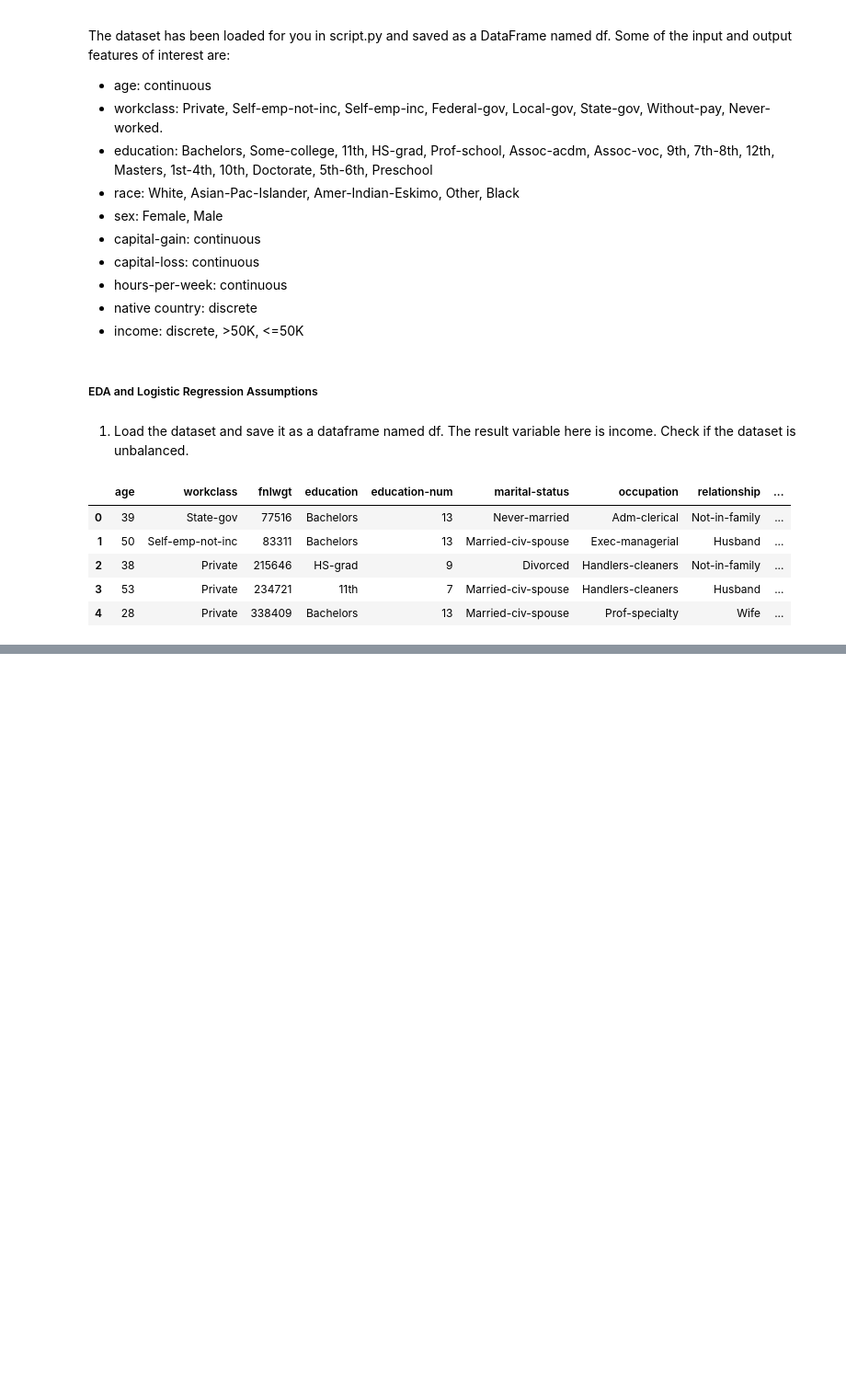
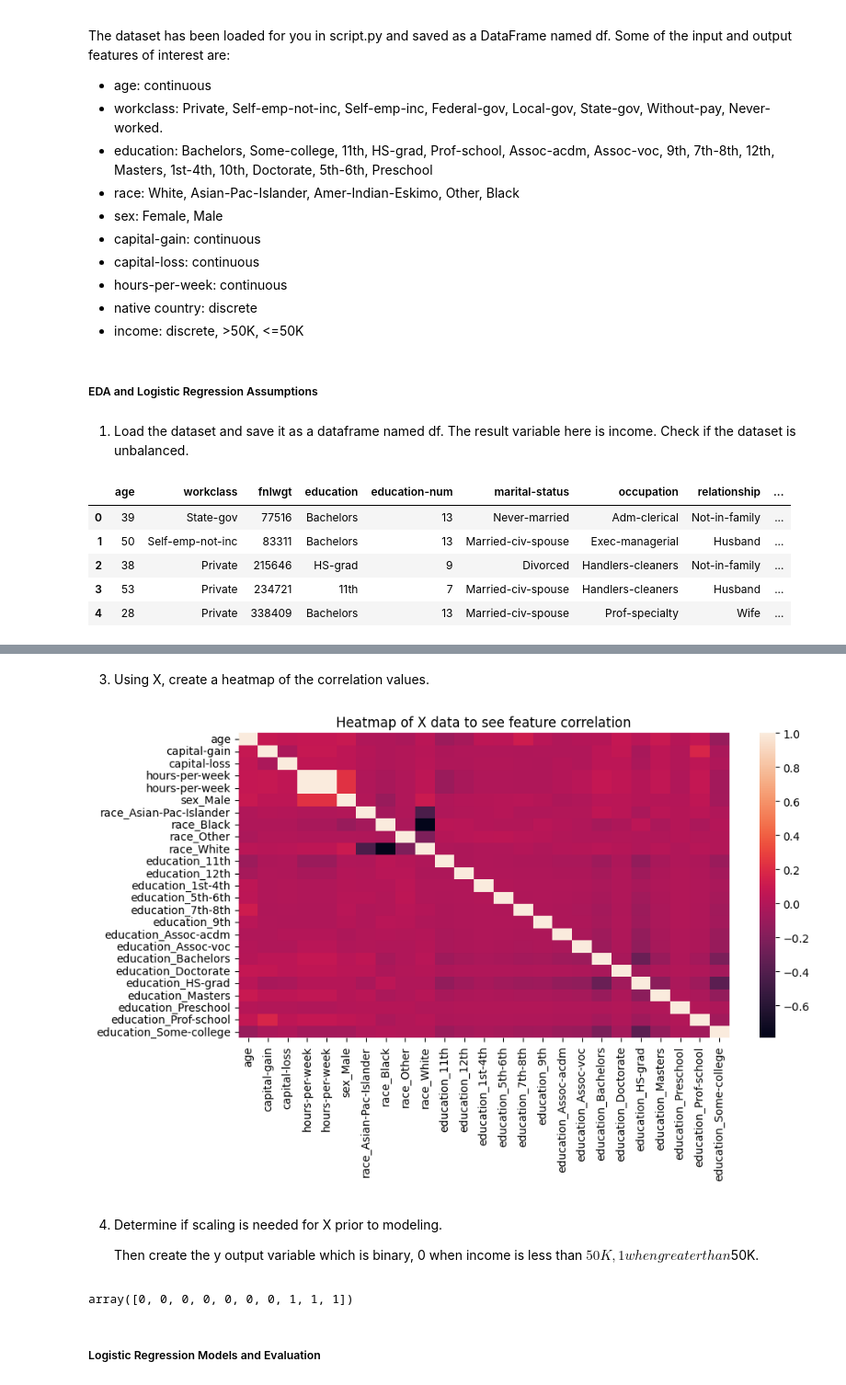
Before and after one commit to maylonleoncio/Codecademy-Projects, a Jupyter notebook: Census Income/Income_classification.ipynb, the cells around one changed output, grey strips where cells are left out. Shown: that part at 92% size. Cells and saved outputs as stored; diff of their text form; code cells hidden in the pictures; blank space fills up the shorter version.

```diff
--- a/Census Income/Income_classification.ipynb
+++ b/Census Income/Income_classification.ipynb
@@ -56,0 +59,4 @@ Index(['age', 'workclass', 'fnlwgt', 'education', 'education-num',
+# %%
+# Task 1
+df.income = df.income.str.replace(r'\.$', '', regex=True)
+df.income.value_counts(normalize=True)
@@ -56,0 +72,8 @@ Index(['age', 'workclass', 'fnlwgt', 'education', 'education-num',
+# %%
+#2. Create feature dataframe X with feature columns and dummy variables for categorical features
+feature_cols = ['age','capital-gain', 'capital-loss', 'hours-per-week', 'sex','race', 'hours-per-week', 'education']
+# %%
+# Task 2
+
+X = pd.get_dummies(df[feature_cols], drop_first=True, dtype=int)
+X.head()
@@ -56,0 +88,26 @@ Index(['age', 'workclass', 'fnlwgt', 'education', 'education-num',
+# %% [markdown]
+3. Using X, create a heatmap of the correlation values.
+# %%
+import matplotlib.pyplot as plt
+import seaborn as sns
+
+# Task 3
+plt.figure(figsize=(10,5))
+sns.heatmap(X.corr())
+plt.title('Heatmap of X data to see feature correlation')
+plt.show()
+# %% [output]
+[figure, added]
+# %% [markdown]
+4. Determine if scaling is needed for X prior to modeling.
+
+    Then create the y output variable which is binary, 0 when income is less than $50K, 1 when greater than $50K.
+# %%
+# Task 4
+
+y = np.where(df.income == '<=50K', 0, 1)
+y[:10]
+# %% [output]
+array([0, 0, 0, 0, 0, 0, 0, 1, 1, 1])
+# %% [markdown]
+##### Logistic Regression Models and Evaluation
```
Also changed, not shown: parts of 6 cells of this notebook.
